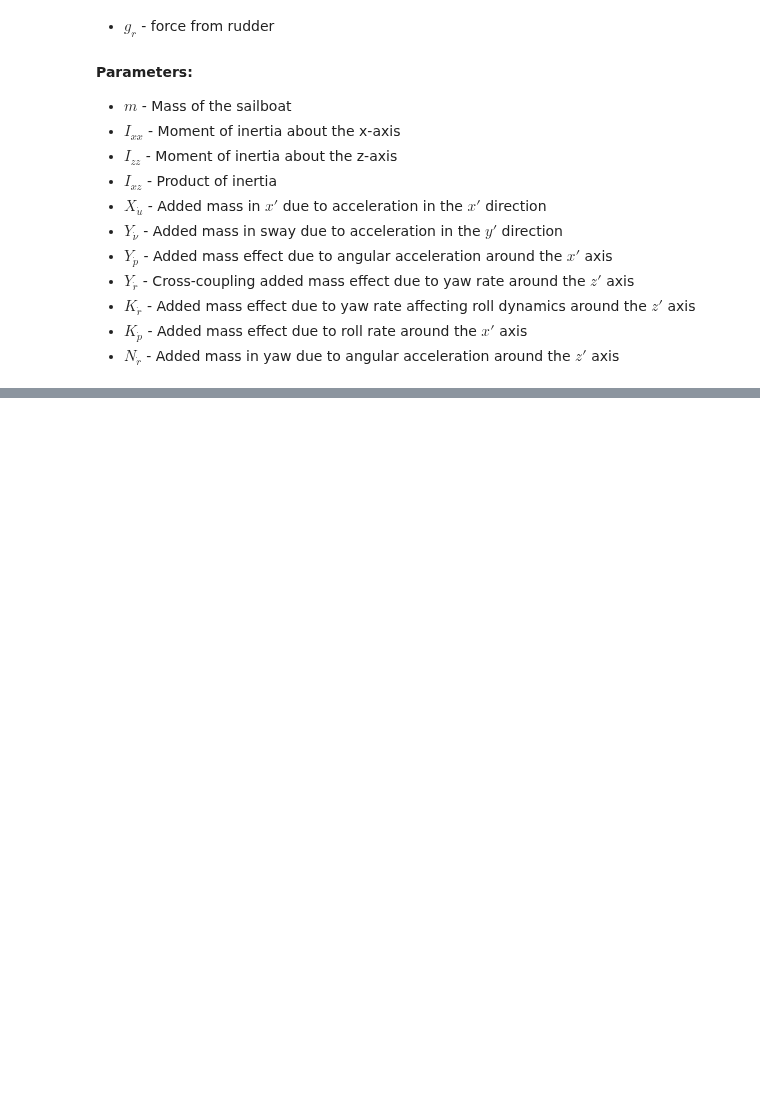
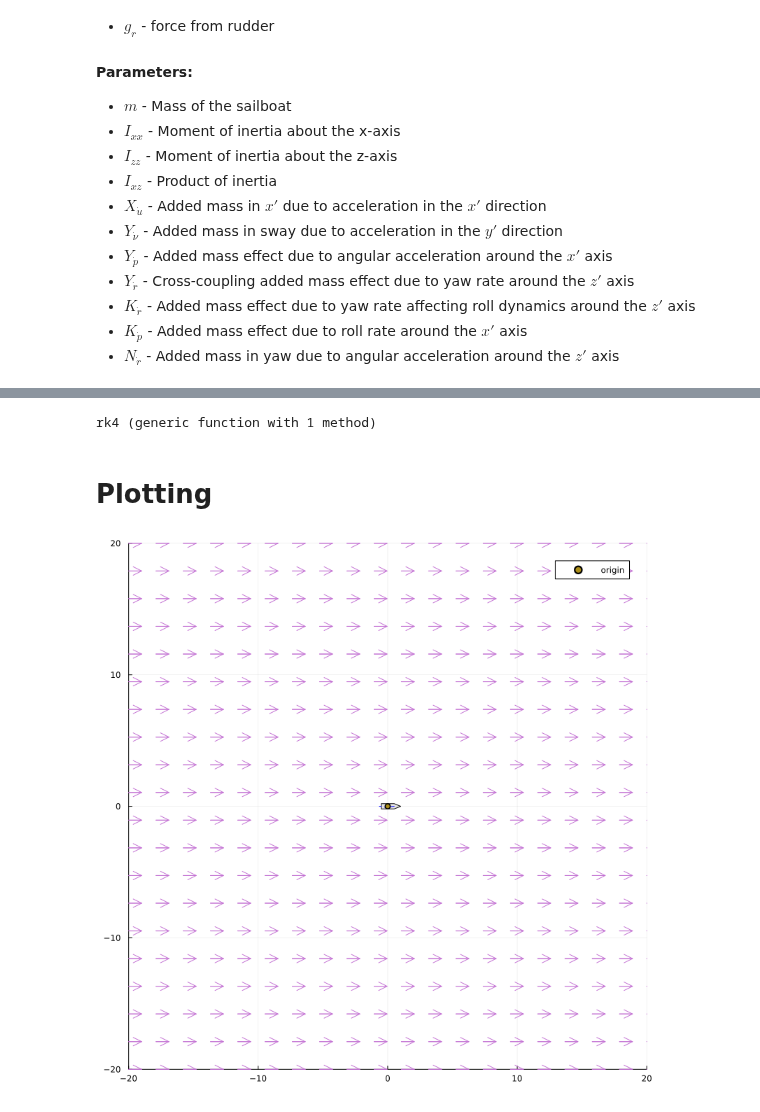
Before and after one commit to taerugh/OptimalSailboat, a Jupyter notebook: Low_Level_Control.ipynb, the cells around one changed output, grey strips where cells are left out. Cells and saved outputs as stored; diff of their text form; code cells hidden in the pictures; blank space fills up the shorter version.

```diff
--- a/Low_Level_Control.ipynb
+++ b/Low_Level_Control.ipynb
@@ -157,0 +377,46 @@ https://ieeexplore.ieee.org/stamp/stamp.jsp?tp=&arnumber=4581575
+# %%
+function dynamics(params, ν, η, u, Vws, βws, βck, βcr, Vc)
+    λ, σ = u[1], u[2]
+    S = Sail_forces(params, Vws,λ, βws)
+    K = keel_forces(params, Vws, λ, βck)
+    R = rudder_forces(params, Vws, σ, βcr)
+
+    Mrb = MRB(params)
+    Ma = MA(params)
+    Crb = CRB(params, ν)
+    Ca = CA(params, ν)
+    Dl = Dl(params)
+    g = g(params, η)
+
+    # Non-linear dynamics
+    vr = vr(ν, η, Vc)
+    v_dot = (S + K + R - (Crb * v + Ca * vr + Dl + g)) * inv(Mrb + Ma)
+    return v_dot
+end
+
+function hermite_simpson(params::NamedTuple, x1::Vector, x2::Vector, u, dt::Real)::Vector
+    # TODO: input hermite simpson implicit integrator residual
+    ẋ2 = dynamics(params, x2, u)
+    ẋ1 = dynamics(params, x1, u)
+    x_half = 0.5 * (x1 + x2) + dt / 8 * (ẋ1-ẋ2)
+    ẋ_half = dynamics(params, x_half, u)
+    return x1 + dt/6 * (ẋ1 + 4* ẋ_half + ẋ2) - x2
+end
+
+function rk4(params::NamedTuple, η::Vector, u,dt::Float64)
+    # vanilla RK4
+    J = J(η[4], η[3])
+    ν = J * η
+    k1 = dt*dynamics(params, ν, η, u)
+    ν = J * (η + k1/2)
+    k2 = dt*dynamics(params, ν, η + k1/2, u)
+    ν = J * (η + k2/2)
+    k3 = dt*dynamics(params, ν, η + k2/2, u)
+    ν = J * (η + k3)
+    k4 = dt*dynamics(params, ν, η + k3, u)
+    x + (1/6)*(k1 + 2*k2 + 2*k3 + k4)
+    end
+# %% [output]
+rk4 (generic function with 1 method)
+# %% [markdown]
+# Plotting
@@ -157,0 +478,9 @@ https://ieeexplore.ieee.org/stamp/stamp.jsp?tp=&arnumber=4581575
+# %%
+let
+    p = [0.03, 40, 6000, 200, 1500, 0.5, 0.5, 2, 300, 400, 0.2]
+    x = [0.0, 0.0, 0.0, 0.0, 0.0]
+    u = [0.0, π/32]
+    plot_scene(x, u, p, waypoints=[(0,0,"origin")])
+end
+# %% [output]
+[figure, added]
```
Also changed, not shown: parts of 10 cells of this notebook, 5 other files.
